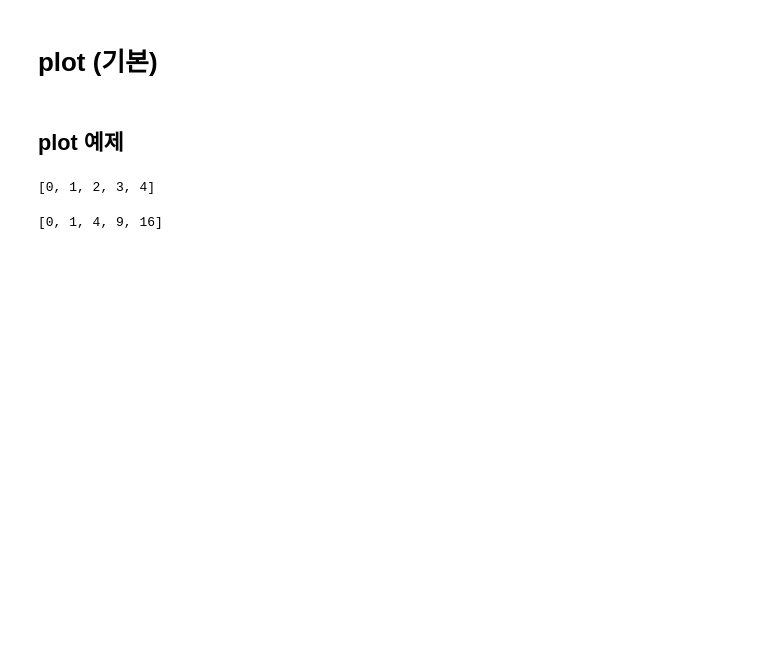
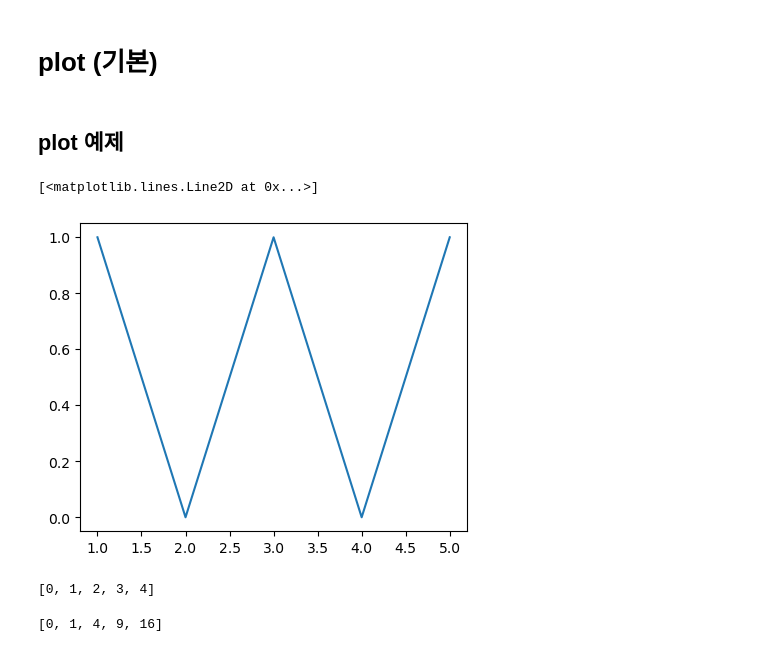
Before and after one commit to Woochang4862/USW-Data-Visualization, a Jupyter notebook: w2/dv2024_2w_2of2_code.ipynb, the cells around one changed output. Saved outputs shown, nothing was run; the diff lists cells and outputs as text; code cells hidden in the pictures; blank space fills up the shorter version.

```diff
--- a/w2/dv2024_2w_2of2_code.ipynb
+++ b/w2/dv2024_2w_2of2_code.ipynb
@@ -77,6 +77,19 @@ matplotlib.axes._axes.Axes
 # plot (기본)
 # %% [markdown]
 ## plot 예제
+# %%
+N = 5
+fig=plt.figure(figsize=(N,4), dpi=100)
+ax=fig.subplots()
+
+
+X=range(1,N+1)
+Y=[0 if i % 2 == 0 else 1 for i in X]
+
+ax.plot(X,Y)
+# %% [output]
+[<matplotlib.lines.Line2D at 0x...>]
+[figure, added]
 # %%
 fig=plt.figure(figsize=(4,4), dpi=100)
 ax=fig.subplots()
```
Also changed, not shown: parts of 5 cells of this notebook, 5 other files.
